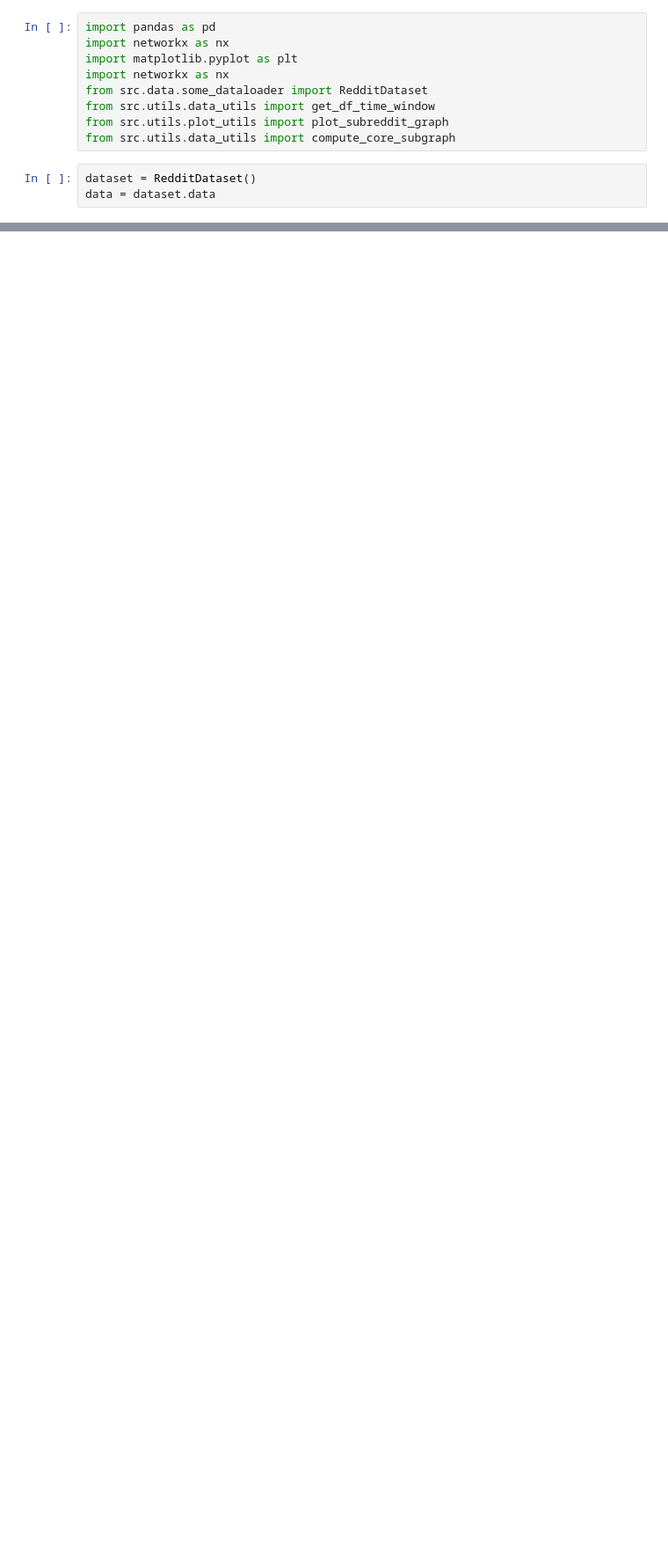
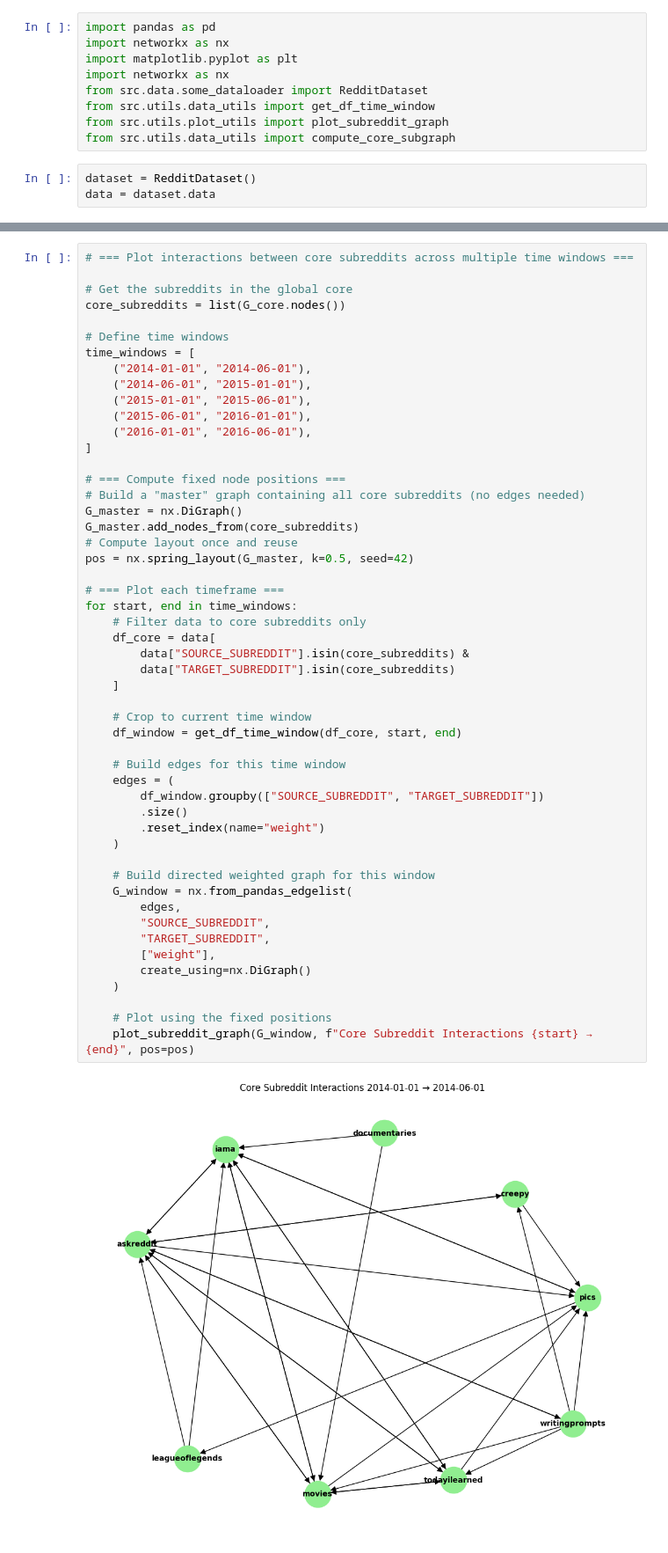
Before and after one commit to epfl-ada/ada-2025-project-othertagada, a Jupyter notebook: matteo.ipynb, the cells around one changed output, grey strips where cells are left out. Shown at 88% size. Drawn from its saved outputs; the diff is of its cells as text; blank space fills up the shorter version.

```diff
--- a/matteo.ipynb
+++ b/matteo.ipynb
@@ -71,0 +22,53 @@ for start, end in time_windows:
+# %%
+# === Plot interactions between core subreddits across multiple time windows ===
+
+# Get the subreddits in the global core
+core_subreddits = list(G_core.nodes())
+
+# Define time windows
+time_windows = [
+    ("2014-01-01", "2014-06-01"),
+    ("2014-06-01", "2015-01-01"),
+    ("2015-01-01", "2015-06-01"),
+    ("2015-06-01", "2016-01-01"),
+    ("2016-01-01", "2016-06-01"),
+]
+
+# === Compute fixed node positions ===
+# Build a "master" graph containing all core subreddits (no edges needed)
+G_master = nx.DiGraph()
+G_master.add_nodes_from(core_subreddits)
+# Compute layout once and reuse
+pos = nx.spring_layout(G_master, k=0.5, seed=42)
+
+# === Plot each timeframe ===
+for start, end in time_windows:
+    # Filter data to core subreddits only
+    df_core = data[
+        data["SOURCE_SUBREDDIT"].isin(core_subreddits) &
+        data["TARGET_SUBREDDIT"].isin(core_subreddits)
+    ]
+
+    # Crop to current time window
+    df_window = get_df_time_window(df_core, start, end)
+
+    # Build edges for this time window
+    edges = (
+        df_window.groupby(["SOURCE_SUBREDDIT", "TARGET_SUBREDDIT"])
+        .size()
+        .reset_index(name="weight")
+    )
+
+    # Build directed weighted graph for this window
+    G_window = nx.from_pandas_edgelist(
+        edges,
+        "SOURCE_SUBREDDIT",
+        "TARGET_SUBREDDIT",
+        ["weight"],
+        create_using=nx.DiGraph()
+    )
+
+    # Plot using the fixed positions
+    plot_subreddit_graph(G_window, f"Core Subreddit Interactions {start} → {end}", pos=pos)
+# %% [output]
+[figure, added]
```
Also changed, not shown: parts of 5 cells of this notebook, 3 other files.
